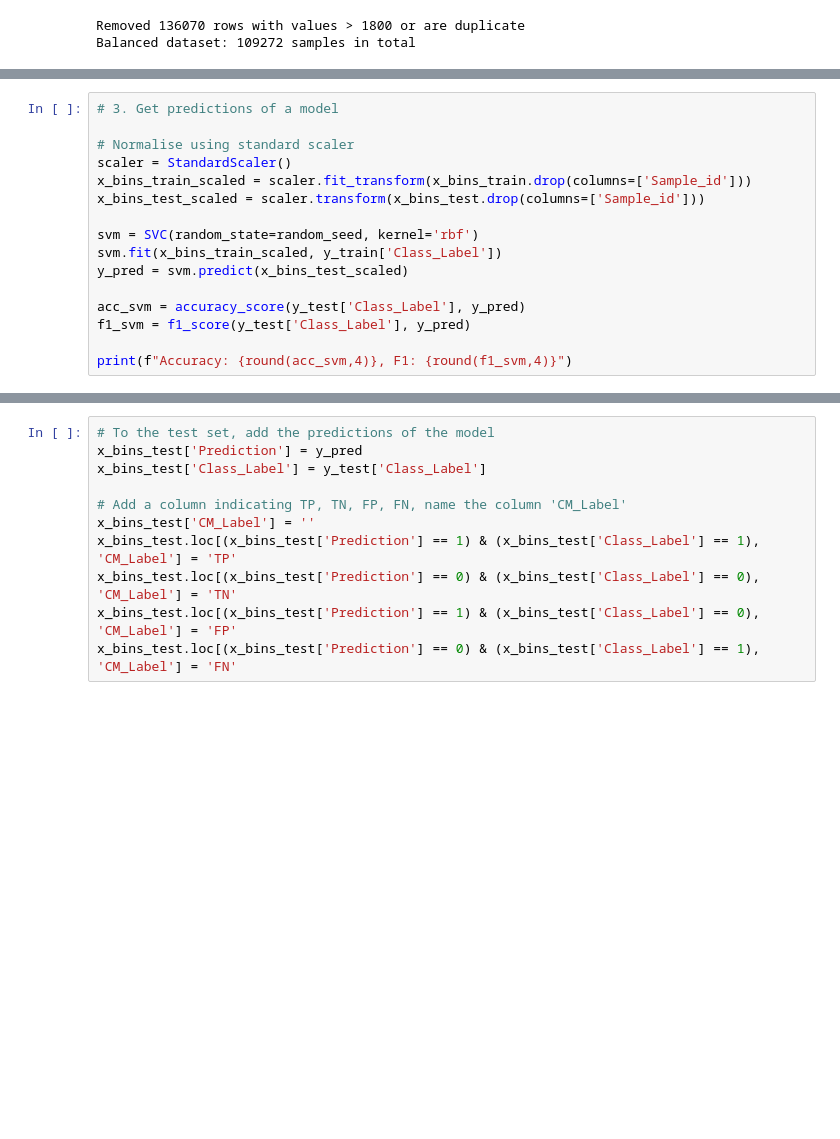
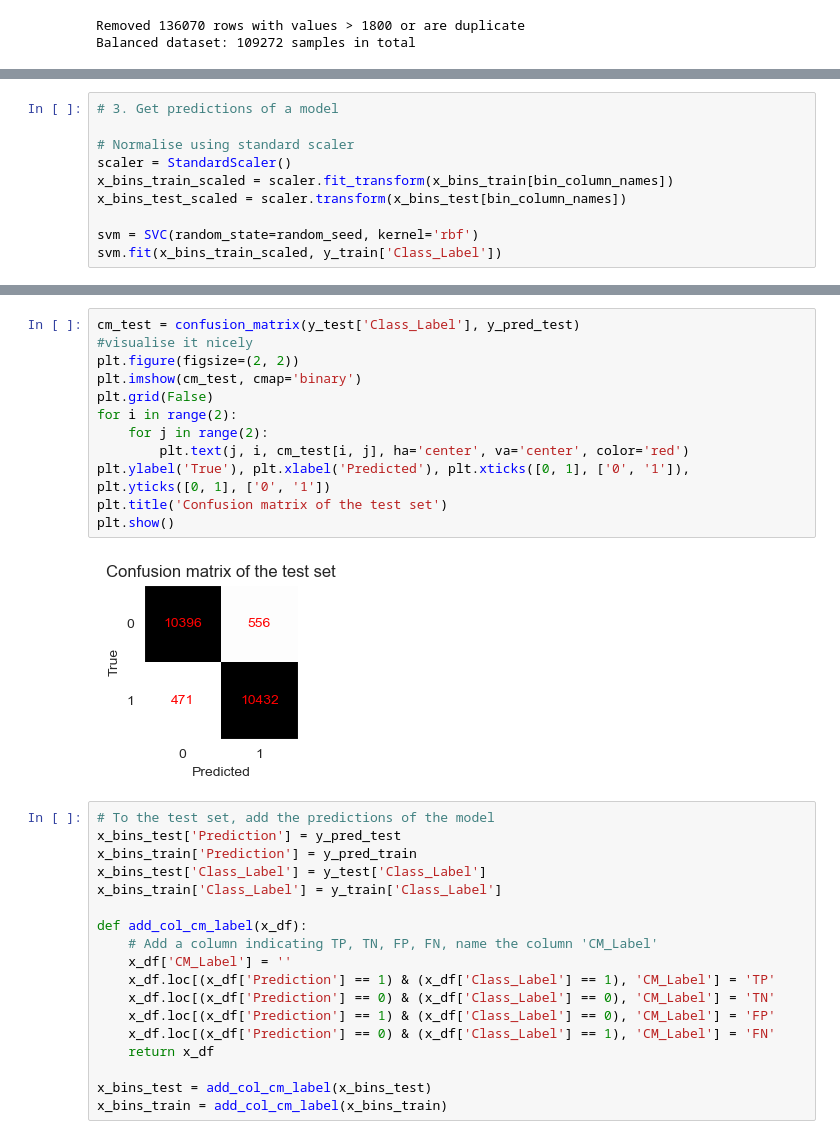
Before and after one commit to gijsdesmit/XAI_project, a Jupyter notebook: Dimensionality_reduction_pipeline.ipynb, the cells around one changed output, grey strips where cells are left out. Cells and saved outputs as stored; diff of their text form; blank space fills up the shorter version.

```diff
--- a/Dimensionality_reduction_pipeline.ipynb
+++ b/Dimensionality_reduction_pipeline.ipynb
@@ -83,15 +85,9 @@ x_bins_test = preprocess_into_bins(x_raw_test)
 
 # Normalise using standard scaler
 scaler = StandardScaler()
-x_bins_train_scaled = scaler.fit_transform(x_bins_train.drop(columns=['Sample_id']))
-x_bins_test_scaled = scaler.transform(x_bins_test.drop(columns=['Sample_id']))
+x_bins_train_scaled = scaler.fit_transform(x_bins_train[bin_column_names])
+x_bins_test_scaled = scaler.transform(x_bins_test[bin_column_names])
 
 svm = SVC(random_state=random_seed, kernel='rbf')
 svm.fit(x_bins_train_scaled, y_train['Class_Label'])
-y_pred = svm.predict(x_bins_test_scaled)
-
-acc_svm = accuracy_score(y_test['Class_Label'], y_pred)
-f1_svm = f1_score(y_test['Class_Label'], y_pred)
-
-print(f"Accuracy: {round(acc_svm,4)}, F1: {round(f1_svm,4)}")
 # %% [output]
@@ -99,14 +114,35 @@ Accuracy: 0.953, F1: 0.9531
+# %%
+cm_test = confusion_matrix(y_test['Class_Label'], y_pred_test)
+#visualise it nicely
+plt.figure(figsize=(2, 2))
+plt.imshow(cm_test, cmap='binary')
+plt.grid(False)
+for i in range(2):
+    for j in range(2):
+        plt.text(j, i, cm_test[i, j], ha='center', va='center', color='red')
+plt.ylabel('True'), plt.xlabel('Predicted'), plt.xticks([0, 1], ['0', '1']), plt.yticks([0, 1], ['0', '1'])
+plt.title('Confusion matrix of the test set')
+plt.show()
+# %% [output]
+[figure, added]
 # %%
 # To the test set, add the predictions of the model
-x_bins_test['Prediction'] = y_pred
+x_bins_test['Prediction'] = y_pred_test
+x_bins_train['Prediction'] = y_pred_train
 x_bins_test['Class_Label'] = y_test['Class_Label']
+x_bins_train['Class_Label'] = y_train['Class_Label']
 
-# Add a column indicating TP, TN, FP, FN, name the column 'CM_Label'
-x_bins_test['CM_Label'] = ''
-x_bins_test.loc[(x_bins_test['Prediction'] == 1) & (x_bins_test['Class_Label'] == 1), 'CM_Label'] = 'TP'
-x_bins_test.loc[(x_bins_test['Prediction'] == 0) & (x_bins_test['Class_Label'] == 0), 'CM_Label'] = 'TN'
-x_bins_test.loc[(x_bins_test['Prediction'] == 1) & (x_bins_test['Class_Label'] == 0), 'CM_Label'] = 'FP'
-x_bins_test.loc[(x_bins_test['Prediction'] == 0) & (x_bins_test['Class_Label'] == 1), 'CM_Label'] = 'FN'
+def add_col_cm_label(x_df):
+    # Add a column indicating TP, TN, FP, FN, name the column 'CM_Label'
+    x_df['CM_Label'] = ''
+    x_df.loc[(x_df['Prediction'] == 1) & (x_df['Class_Label'] == 1), 'CM_Label'] = 'TP'
+    x_df.loc[(x_df['Prediction'] == 0) & (x_df['Class_Label'] == 0), 'CM_Label'] = 'TN'
+    x_df.loc[(x_df['Prediction'] == 1) & (x_df['Class_Label'] == 0), 'CM_Label'] = 'FP'
+    x_df.loc[(x_df['Prediction'] == 0) & (x_df['Class_Label'] == 1), 'CM_Label'] = 'FN'
+    return x_df
+
+x_bins_test = add_col_cm_label(x_bins_test)
+x_bins_train = add_col_cm_label(x_bins_train)
 # %%
 # Plot a sample
 
```
Also changed, not shown: parts of 11 cells of this notebook.
